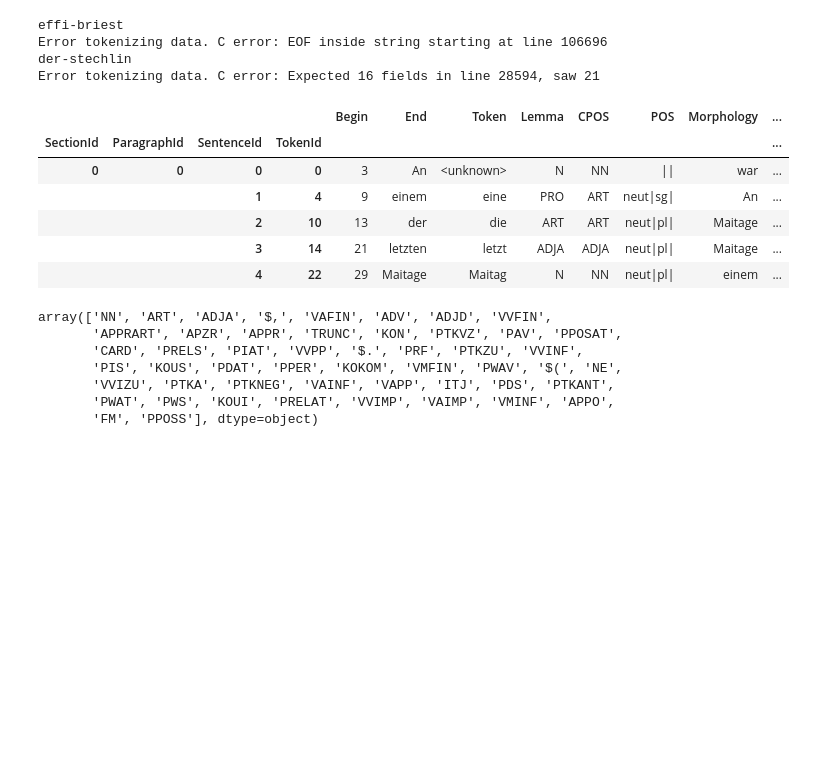
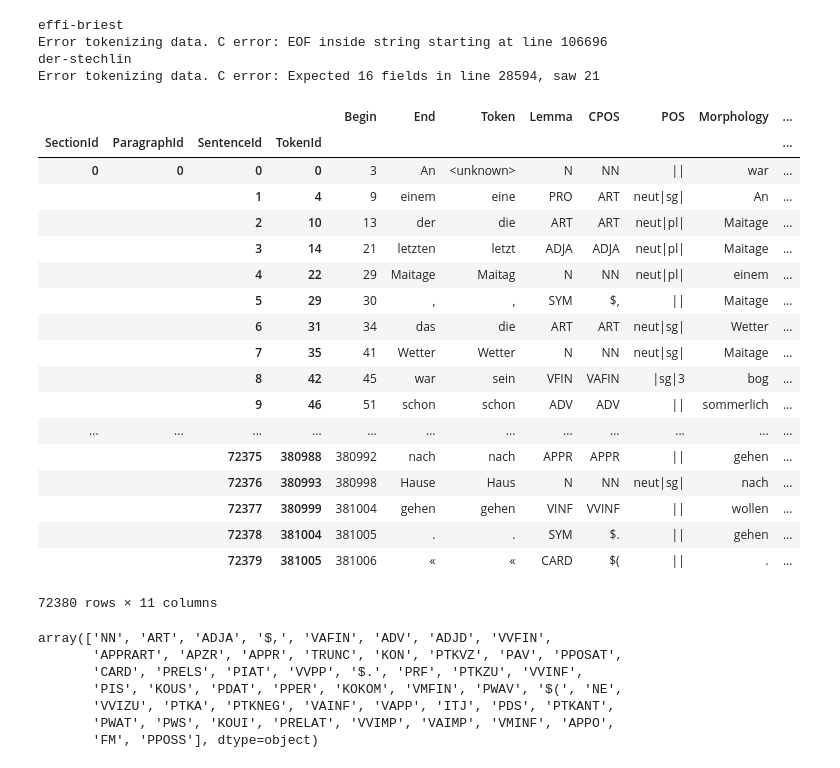
Before and after one commit to chreman/prose, a Jupyter notebook: proseBeta.ipynb, the cells around one changed output. Cells and saved outputs as stored; diff of their text form; code cells hidden in the pictures; blank space fills up the shorter version.

```diff
--- a/proseBeta.ipynb
+++ b/proseBeta.ipynb
@@ -26,15 +26,27 @@ Error tokenizing data. C error: EOF inside string starting at line 106696
 der-stechlin
 Error tokenizing data. C error: Expected 16 fields in line 28594, saw 21
 # %%
-df.head()
+df
 # %% [output]
 |  |  |  |  | Begin | End | Token | Lemma | CPOS | POS | Morphology | ... |
 | SectionId | ParagraphId | SentenceId | TokenId |  |  |  |  |  |  |  | ... |
 | 0 | 0 | 0 | 0 | 3 | ﻿An | <unknown> | N | NN | || | war | ... |
 |  |  | 1 | 4 | 9 | einem | eine | PRO | ART | neut|sg| | ﻿An | ... |
 |  |  | 2 | 10 | 13 | der | die | ART | ART | neut|pl| | Maitage | ... |
 |  |  | 3 | 14 | 21 | letzten | letzt | ADJA | ADJA | neut|pl| | Maitage | ... |
 |  |  | 4 | 22 | 29 | Maitage | Maitag | N | NN | neut|pl| | einem | ... |
+|  |  | 5 | 29 | 30 | , | , | SYM | $, | || | Maitage | ... |
+|  |  | 6 | 31 | 34 | das | die | ART | ART | neut|sg| | Wetter | ... |
+|  |  | 7 | 35 | 41 | Wetter | Wetter | N | NN | neut|sg| | Maitage | ... |
+|  |  | 8 | 42 | 45 | war | sein | VFIN | VAFIN | |sg|3 | bog | ... |
+|  |  | 9 | 46 | 51 | schon | schon | ADV | ADV | || | sommerlich | ... |
+| ... | ... | ... | ... | ... | ... | ... | ... | ... | ... | ... | ... |
+|  |  | 72375 | 380988 | 380992 | nach | nach | APPR | APPR | || | gehen | ... |
+|  |  | 72376 | 380993 | 380998 | Hause | Haus | N | NN | neut|sg| | nach | ... |
+|  |  | 72377 | 380999 | 381004 | gehen | gehen | VINF | VVINF | || | wollen | ... |
+|  |  | 72378 | 381004 | 381005 | . | . | SYM | $. | || | gehen | ... |
+|  |  | 72379 | 381005 | 381006 | « | « | CARD | $( | || | . | ... |
+72380 rows × 11 columns
 # %%
 df.CPOS.unique()
 # %% [output]
```
Also changed, not shown: parts of 4 cells of this notebook.
